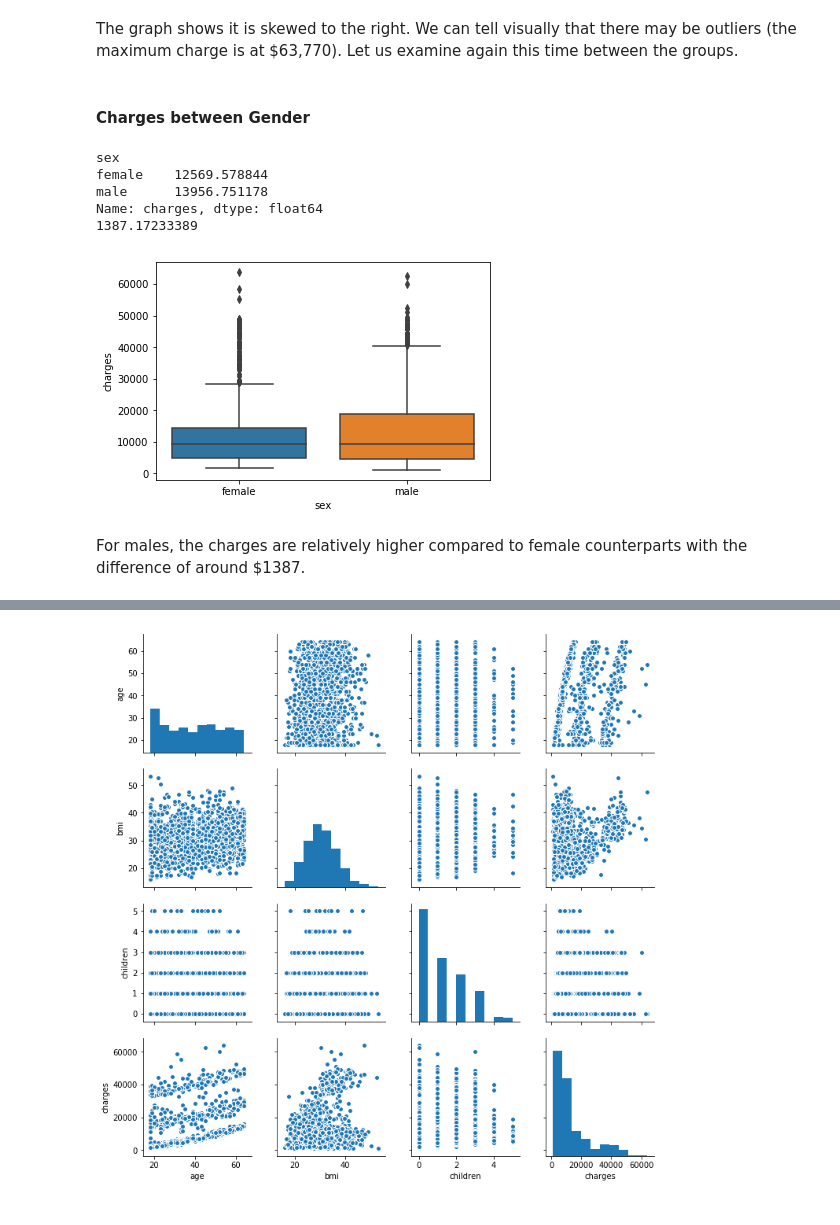
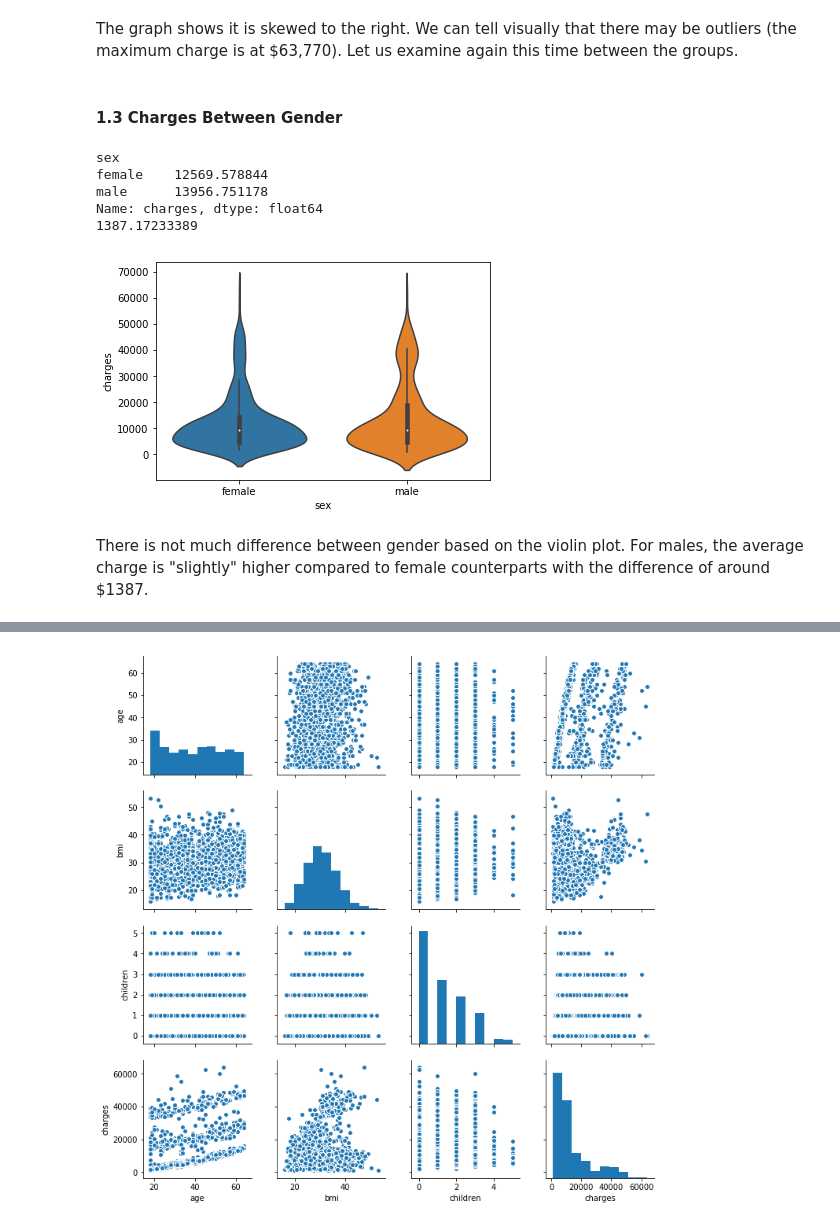
Before and after one commit to GrejSegura/MyProjects, a Jupyter notebook: MedicalInsuranceAnalysis/src/medInsurance_dataAnalysis.ipynb, the cells around one changed output, grey strips where cells are left out. Drawn from its saved outputs; the diff is of its cells as text; code cells hidden in the pictures.

```diff
--- a/MedicalInsuranceAnalysis/src/medInsurance_dataAnalysis.ipynb
+++ b/MedicalInsuranceAnalysis/src/medInsurance_dataAnalysis.ipynb
@@ -91,21 +102,21 @@ plt.show(distPlot)
 [figure]
 # %% [markdown]
 The graph shows it is skewed to the right. We can tell visually that there may be outliers (the maximum charge is at $63,770). Let us examine again this time between the groups.
-# %% [markdown]
-#### Charges between Gender
+# %% [markdown]
+#### <a id='gender'>1.3  Charges Between Gender</a>
 # %%
 ## check charges vs features
 meanGender = data.groupby(by = "sex")["charges"].mean()
 print(meanGender)
 print(meanGender["male"] - meanGender["female"])
-boxPlot1 = sns.boxplot(x = "sex", y = "charges", data = data)
+boxPlot1 = sns.violinplot(x = "sex", y = "charges", data = data)
 # %% [output]
 sex
 female    12569.578844
 male      13956.751178
 Name: charges, dtype: float64
 1387.17233389
-[figure, old version]
+[figure, new version]
 # %% [markdown]
-For males, the charges are relatively higher compared to female counterparts with the difference of around $1387.
+There is not much difference between gender based on the violin plot. For males, the average charge is "slightly" higher compared to female counterparts with the difference of around $1387.
 # %% [markdown]
```
Also changed, not shown: parts of 41 cells of this notebook.
